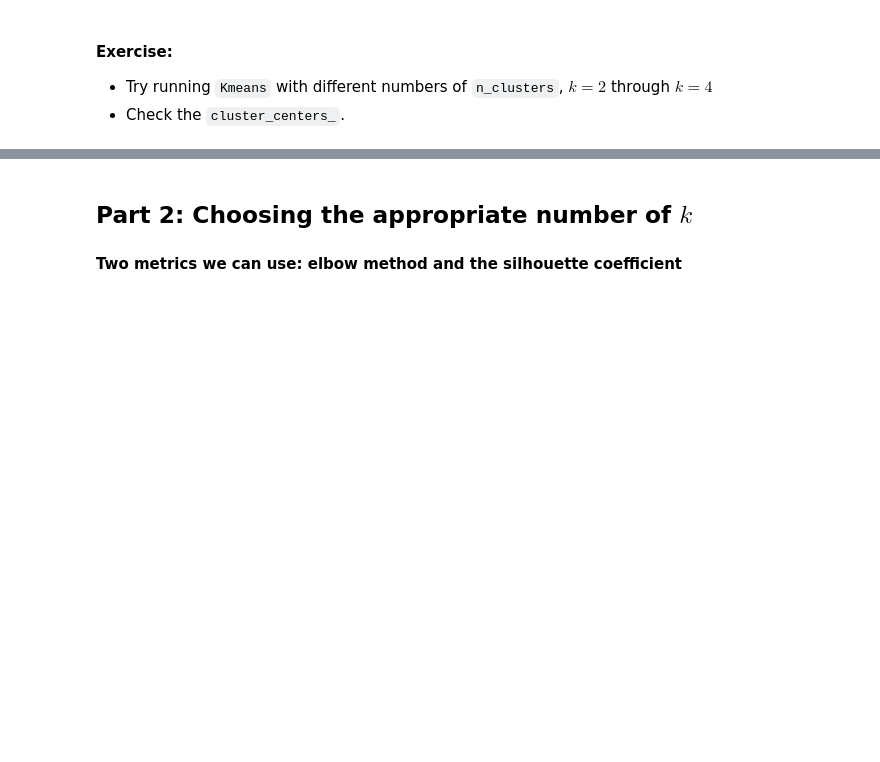
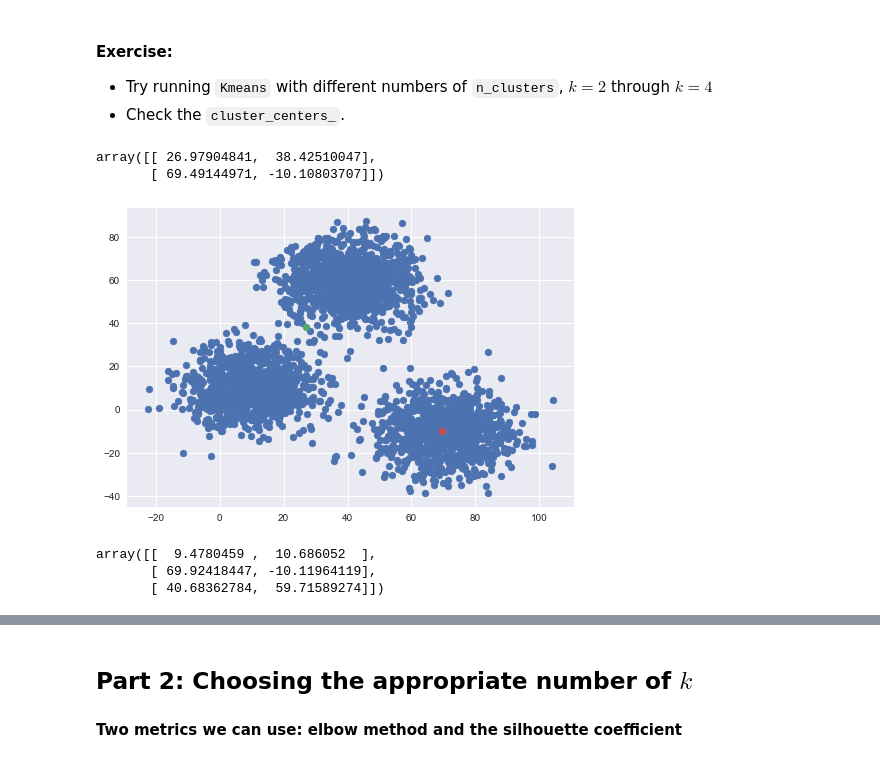
Before and after one commit to smashley-eakland/ds-clustering-gfc33, a Jupyter notebook: notebooks/kmeans_clustering.ipynb, the cells around one changed output, grey strips where cells are left out. Cells and saved outputs as stored; diff of their text form; code cells hidden in the pictures; blank space fills up the shorter version.

```diff
--- a/notebooks/kmeans_clustering.ipynb
+++ b/notebooks/kmeans_clustering.ipynb
@@ -226,3 +300,24 @@ model_setseed.cluster_centers_
 - Check the `cluster_centers_`.
 # %%
 #Practice code goes here
+model2 = KMeans(n_clusters=2).fit(dummy_dat)
+# %%
+model2.cluster_centers_
+# %% [output]
+array([[ 26.97904841,  38.42510047],
+       [ 69.49144971, -10.10803707]])
+# %%
+fig, ax = plt.subplots()
+ax.scatter(dummy_dat['V1'], dummy_dat['V2'])
+for i in range(len(model2.cluster_centers_)):
+    ax.scatter(model2.cluster_centers_[i][0],
+                model2.cluster_centers_[i][1]);
+# %% [output]
+[figure, added]
+# %%
+model3 = KMeans(n_clusters=3).fit(dummy_dat)
+model3.cluster_centers_
+# %% [output]
+array([[  9.4780459 ,  10.686052  ],
+       [ 69.92418447, -10.11964119],
+       [ 40.68362784,  59.71589274]])
```
Also changed, not shown: parts of 38 cells of this notebook.
